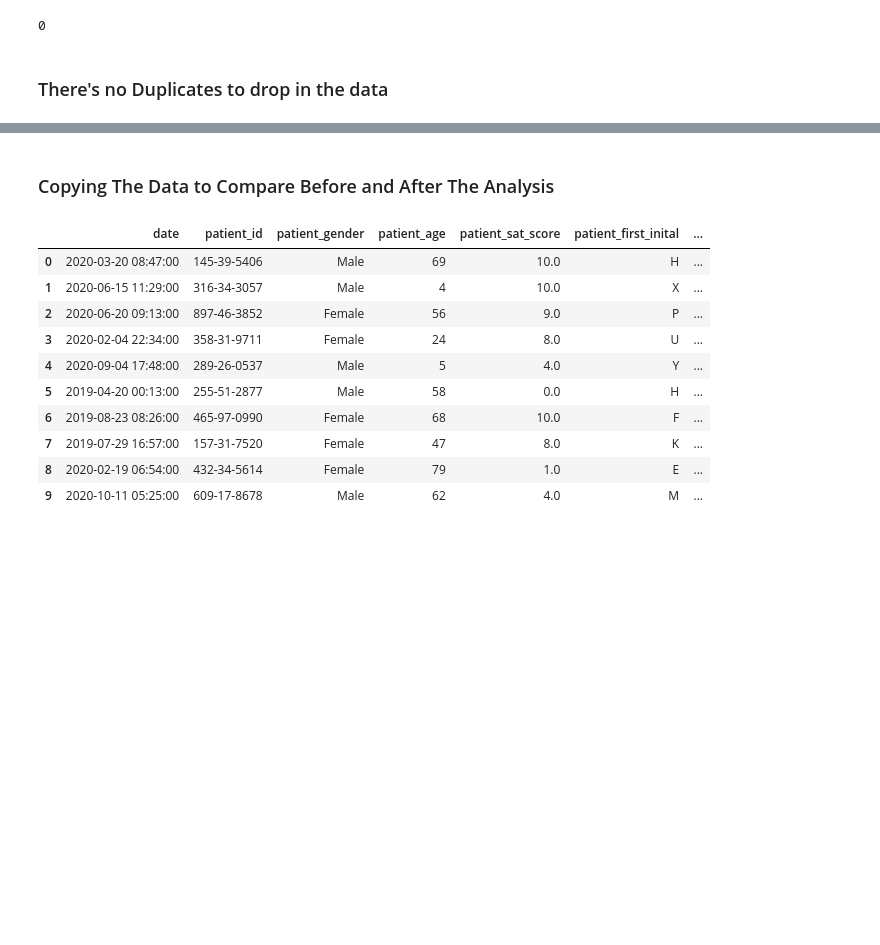
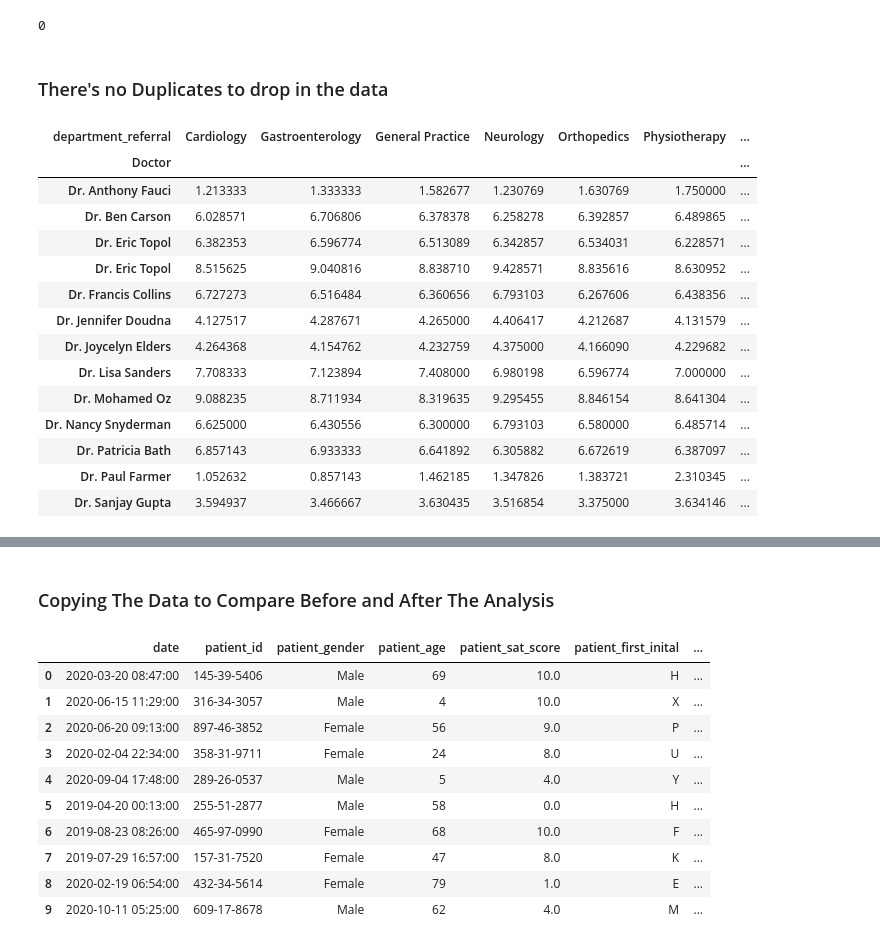
Before and after one commit to Ahmed-level0/Cleaning-Hospital-Data, a Jupyter notebook: cleaningH.ipynb, the cells around one changed output, grey strips where cells are left out. Drawn from its saved outputs; the diff is of its cells as text; code cells hidden in the pictures; blank space fills up the shorter version.

```diff
--- a/cleaningH.ipynb
+++ b/cleaningH.ipynb
@@ -42,3 +44,22 @@ print(hospital_data.duplicated().sum())
 0
 # %% [markdown]
 <h3>There's no Duplicates to drop in the data</h3>
+# %%
+pivot_table = hospital_data_copy.pivot_table(values= 'patient_sat_score', index= 'Doctor', aggfunc= 'mean', columns= 'department_referral')
+pivot_table
+# %% [output]
+| department_referral | Cardiology | Gastroenterology | General Practice | Neurology | Orthopedics | Physiotherapy | ... |
+| Doctor |  |  |  |  |  |  | ... |
+| Dr. Anthony Fauci | 1.213333 | 1.333333 | 1.582677 | 1.230769 | 1.630769 | 1.750000 | ... |
+| Dr. Ben Carson | 6.028571 | 6.706806 | 6.378378 | 6.258278 | 6.392857 | 6.489865 | ... |
+| Dr. Eric Topol | 6.382353 | 6.596774 | 6.513089 | 6.342857 | 6.534031 | 6.228571 | ... |
+| Dr. Eric Topol | 8.515625 | 9.040816 | 8.838710 | 9.428571 | 8.835616 | 8.630952 | ... |
+| Dr. Francis Collins | 6.727273 | 6.516484 | 6.360656 | 6.793103 | 6.267606 | 6.438356 | ... |
+| Dr. Jennifer Doudna | 4.127517 | 4.287671 | 4.265000 | 4.406417 | 4.212687 | 4.131579 | ... |
+| Dr. Joycelyn Elders | 4.264368 | 4.154762 | 4.232759 | 4.375000 | 4.166090 | 4.229682 | ... |
+| Dr. Lisa Sanders | 7.708333 | 7.123894 | 7.408000 | 6.980198 | 6.596774 | 7.000000 | ... |
+| Dr. Mohamed Oz | 9.088235 | 8.711934 | 8.319635 | 9.295455 | 8.846154 | 8.641304 | ... |
+| Dr. Nancy Snyderman | 6.625000 | 6.430556 | 6.300000 | 6.793103 | 6.580000 | 6.485714 | ... |
+| Dr. Patricia Bath | 6.857143 | 6.933333 | 6.641892 | 6.305882 | 6.672619 | 6.387097 | ... |
+| Dr. Paul Farmer | 1.052632 | 0.857143 | 1.462185 | 1.347826 | 1.383721 | 2.310345 | ... |
+| Dr. Sanjay Gupta | 3.594937 | 3.466667 | 3.630435 | 3.516854 | 3.375000 | 3.634146 | ... |
```
Also changed, not shown: parts of 8 cells of this notebook.
